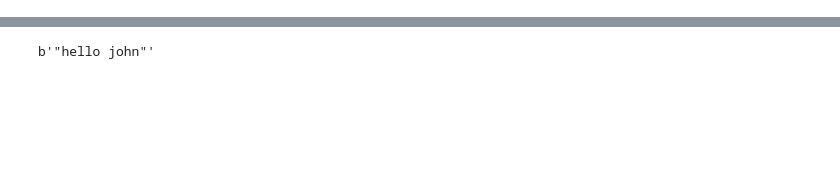
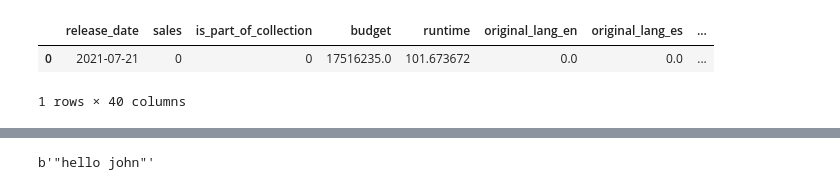
Before and after one commit to artefactory/french-box-office, a Jupyter notebook: notebooks/session11/solution.ipynb, the cells around one changed output, grey strips where cells are left out. Saved outputs shown, nothing was run; the diff lists cells and outputs as text; code cells hidden in the pictures; blank space fills up the shorter version.

```diff
--- a/notebooks/session11/solution.ipynb
+++ b/notebooks/session11/solution.ipynb
@@ -109,0 +191,9 @@ predictions
+# %%
+# Apply feature engineering and pre-processing
+# the preprocessing code has been packaged in a function
+movie_data = encode_movie_data(movie_data, budget_median=BUDGET_MEDIAN, runtime_mean=RUNTIME_MEAN)
+movie_data.head()
+# %% [output]
+|  | release_date | sales | is_part_of_collection | budget | runtime | original_lang_en | original_lang_es | ... |
+| 0 | 2021-07-21 | 0 | 0 | 17516235.0 | 101.673672 | 0.0 | 0.0 | ... |
+1 rows × 40 columns
```
Also changed, not shown: parts of 91 cells of this notebook, 2 other files.
